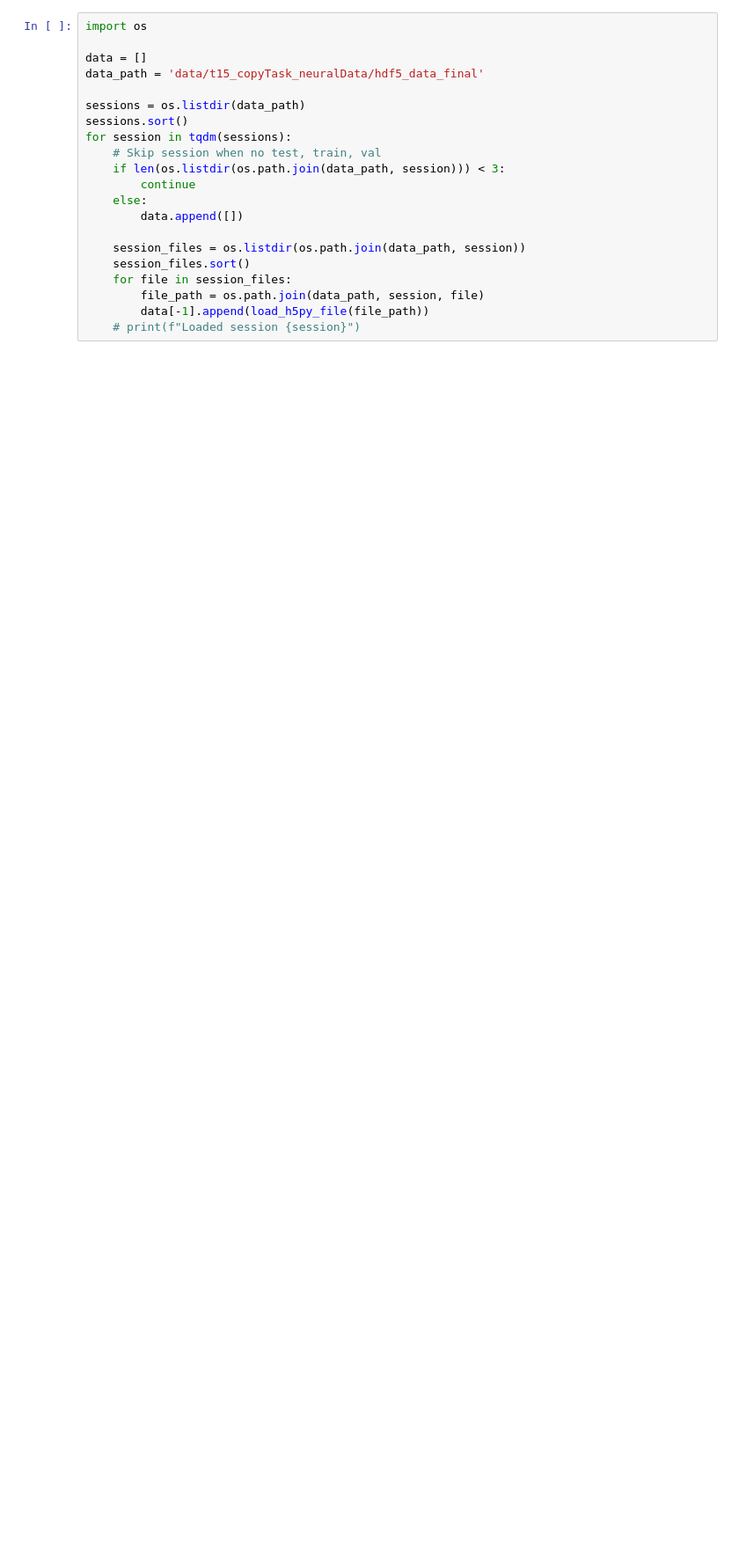
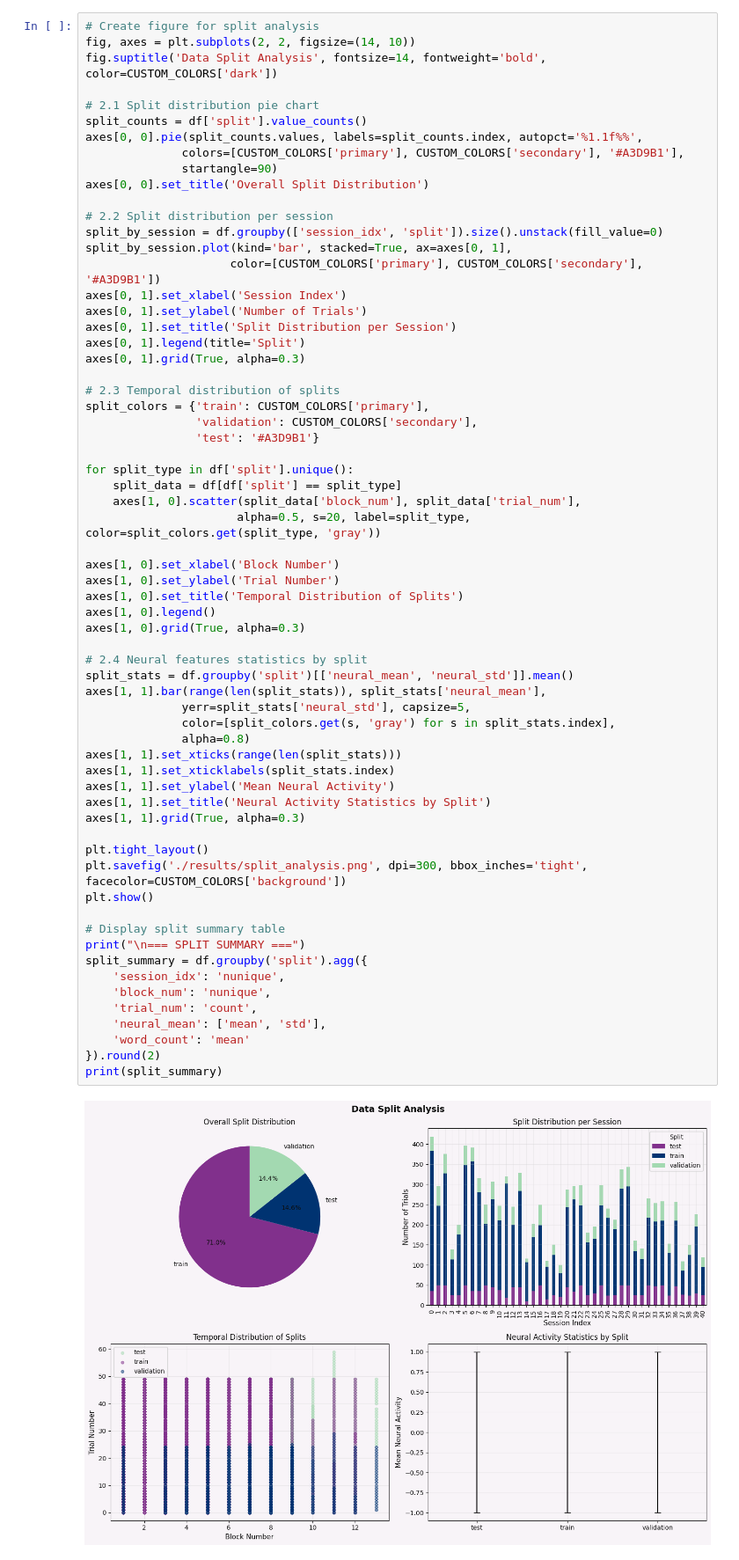
Before and after one commit to mel6502/Brain2Text25, a Jupyter notebook: test_ke_ai.ipynb, the cells around one changed output. Shown at 88% size. Cells and saved outputs as stored; diff of their text form; blank space fills up the shorter version.

```diff
--- a/test_ke_ai.ipynb
+++ b/test_ke_ai.ipynb
@@ -52,21 +275,66 @@ def load_h5py_file(file_path):
 # %%
-import os
+# Create figure for split analysis
+fig, axes = plt.subplots(2, 2, figsize=(14, 10))
+fig.suptitle('Data Split Analysis', fontsize=14, fontweight='bold', color=CUSTOM_COLORS['dark'])
 
-data = []
-data_path = 'data/t15_copyTask_neuralData/hdf5_data_final'
+# 2.1 Split distribution pie chart
+split_counts = df['split'].value_counts()
+axes[0, 0].pie(split_counts.values, labels=split_counts.index, autopct='%1.1f%%',
+              colors=[CUSTOM_COLORS['primary'], CUSTOM_COLORS['secondary'], '#A3D9B1'],
+              startangle=90)
+axes[0, 0].set_title('Overall Split Distribution')
 
-sessions = os.listdir(data_path)
-sessions.sort()
-for session in tqdm(sessions):
-    # Skip session when no test, train, val
-    if len(os.listdir(os.path.join(data_path, session))) < 3:
-        continue
-    else:
-        data.append([])
+# 2.2 Split distribution per session
+split_by_session = df.groupby(['session_idx', 'split']).size().unstack(fill_value=0)
+split_by_session.plot(kind='bar', stacked=True, ax=axes[0, 1],
+                     color=[CUSTOM_COLORS['primary'], CUSTOM_COLORS['secondary'], '#A3D9B1'])
+axes[0, 1].set_xlabel('Session Index')
+axes[0, 1].set_ylabel('Number of Trials')
+axes[0, 1].set_title('Split Distribution per Session')
+axes[0, 1].legend(title='Split')
+axes[0, 1].grid(True, alpha=0.3)
 
-    session_files = os.listdir(os.path.join(data_path, session))
-    session_files.sort()
-    for file in session_files:
-        file_path = os.path.join(data_path, session, file)
-        data[-1].append(load_h5py_file(file_path))
-    # print(f"Loaded session {session}")
+# 2.3 Temporal distribution of splits
+split_colors = {'train': CUSTOM_COLORS['primary'],
+                'validation': CUSTOM_COLORS['secondary'],
+                'test': '#A3D9B1'}
+
+for split_type in df['split'].unique():
+    split_data = df[df['split'] == split_type]
+    axes[1, 0].scatter(split_data['block_num'], split_data['trial_num'],
+                      alpha=0.5, s=20, label=split_type, color=split_colors.get(split_type, 'gray'))
+
+axes[1, 0].set_xlabel('Block Number')
+axes[1, 0].set_ylabel('Trial Number')
+axes[1, 0].set_title('Temporal Distribution of Splits')
+axes[1, 0].legend()
+axes[1, 0].grid(True, alpha=0.3)
+
+# 2.4 Neural features statistics by split
+split_stats = df.groupby('split')[['neural_mean', 'neural_std']].mean()
+axes[1, 1].bar(range(len(split_stats)), split_stats['neural_mean'],
+              yerr=split_stats['neural_std'], capsize=5,
+              color=[split_colors.get(s, 'gray') for s in split_stats.index],
+              alpha=0.8)
+axes[1, 1].set_xticks(range(len(split_stats)))
+axes[1, 1].set_xticklabels(split_stats.index)
+axes[1, 1].set_ylabel('Mean Neural Activity')
+axes[1, 1].set_title('Neural Activity Statistics by Split')
+axes[1, 1].grid(True, alpha=0.3)
+
+plt.tight_layout()
+plt.savefig('./results/split_analysis.png', dpi=300, bbox_inches='tight', facecolor=CUSTOM_COLORS['background'])
+plt.show()
+
+# Display split summary table
+print("\n=== SPLIT SUMMARY ===")
+split_summary = df.groupby('split').agg({
+    'session_idx': 'nunique',
+    'block_num': 'nunique',
+    'trial_num': 'count',
+    'neural_mean': ['mean', 'std'],
+    'word_count': 'mean'
+}).round(2)
+print(split_summary)
+# %% [output]
+[figure, added]
```
Also changed, not shown: parts of 17 cells of this notebook, 2 other files.
